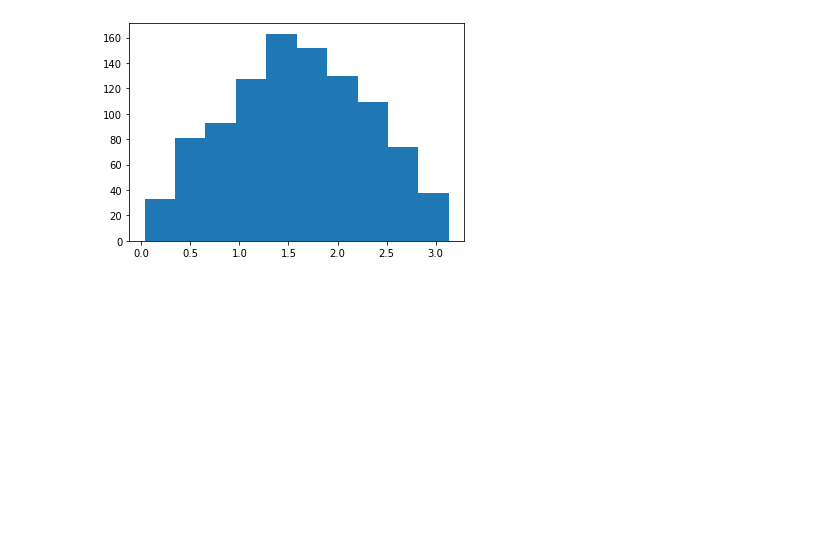
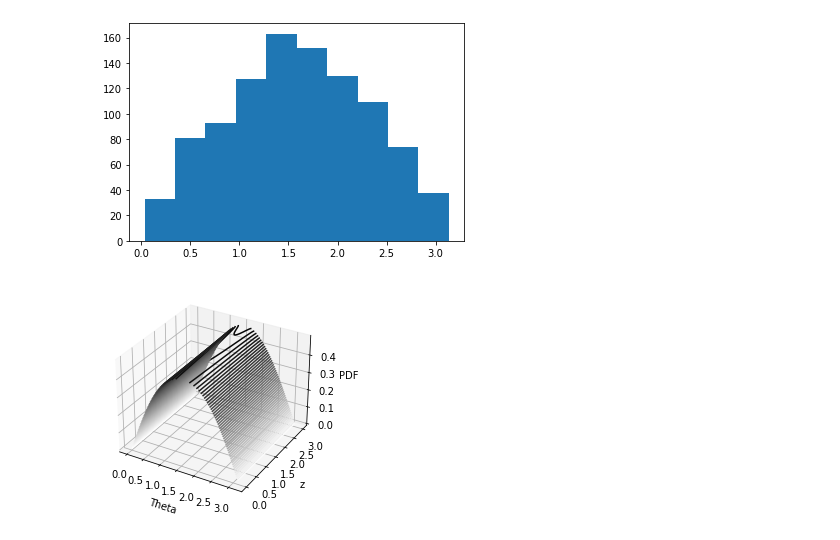
Before and after one commit to jjackson1994/Muon_Project, a Jupyter notebook: WalterPrefinal.ipynb, the cells around one changed output. Cells and saved outputs as stored; diff of their text form; code cells hidden in the pictures; blank space fills up the shorter version.

```diff
--- a/WalterPrefinal.ipynb
+++ b/WalterPrefinal.ipynb
@@ -188,7 +188,7 @@ print(s)
 
 d_el = Na * dBe * ZBe / MBe     #Beryllium electron density [number of electron/cm^-3]
 #1barn=1e-24 cm^2 #1MeV^-2=389.379barn
-sigma = tcs(s)#1.54e-9*1e-24* 389.379 #sigma(sq_root_s**2)*1e-24 #muons pair production cross section [cm^2]
+sigma = tcs(s)*1e-24* 389.379#1.54e-9*1e-24* 389.379 #sigma(sq_root_s**2)*1e-24 #muons pair production cross section [cm^2]
 print('total cross section',sigma)
 f_mu = lmbd * d_el * lBe * sigma  #rate of produced muon pairs [Hz]
 C = f_mu * time                 #scaling factor
@@ -312,3 +311,74 @@ plt.hist(newThetas)
         3.1351746 ]),
  <BarContainer object of 10 artists>)
 [figure]
+# %%
+import matplotlib.pyplot as plt
+import numpy as np
+import math
+from scipy.interpolate import interp1d
+import numpy.random as npr
+
+#Daniel's part 9
+def pdf_z(theta,z):
+    e = 1.6e-19
+    #Electron and Muon mass squared
+    mu2 = 105.658**2 #Mev^2
+    me2 = 0.5110**2 #Mev^2
+    me = 0.5110
+
+    #Energy Decay####################################################
+    X0 = 35.28 #cm
+    E0 = 47571.03165490111
+    s0 = 2*me*E0+2*me2#Jake gave me this equation for converting E to s
+    s = s0 * math.exp(-z/X0) #Mev point 9, center beam energy
+    #################################################################
+
+    alpha = (e**2)/(4*math.pi)
+    #constant to simplify calculation
+    ce = 1-(4*me2/s)
+    cu = 1-(4*mu2/s)
+    #print(cu)
+    c1 = ((alpha**2)/(4*s)) * (cu)**(1/2) * (ce)**(-1/2)
+
+    #assuming me2 = 0
+    a = ((alpha**2)/(4*s)) * math.sqrt(cu) * (1+ (4*mu2/s))
+    b = ((alpha**2)/(4*s)) * cu
+    sigma = (4*math.pi/3) *(3*a + b)
+    return 2*math.pi*math.sin(theta)/sigma *(a + b*(math.cos(theta)**2))
+
+
+def thetaGen_z(howMany,z):
+    thetas = []
+    count = 0
+    while count < howMany:
+        x = npr.uniform(0,math.pi)
+        y = npr.uniform(0,1)
+        if y < pdf_z(x,z):
+            thetas.append(x)
+            count += 1
+    return thetas
+
+#3D plot
+#plots the PDF as a function of angle theta and block thickness z
+res = 100
+theta = np.linspace(0,math.pi,res)
+z  = np.linspace(0,3,res)
+
+T,Z = np.meshgrid(theta,z)
+#print(T,Z)
+PDF_z = np.empty((res,res))
+for i in range(res):
+    for j in range(res):
+        PDF_z[i][j] = pdf_z(T[i][j],Z[i][j])
+
+fig3Dpdf_z = plt.figure()
+ax = plt.axes(projection = '3d')
+ax.contour3D(T,Z,PDF_z,50,cmap = 'binary')
+ax.set_xlabel('Theta')
+ax.set_ylabel('z')
+ax.set_zlabel('PDF');
+##3dplot
+
+#At the end of the block the energy should be such at the PDF is 0. But it stays high.
+# %% [output]
+[figure, added]
```
Also changed, not shown: parts of 1 cell of this notebook.
